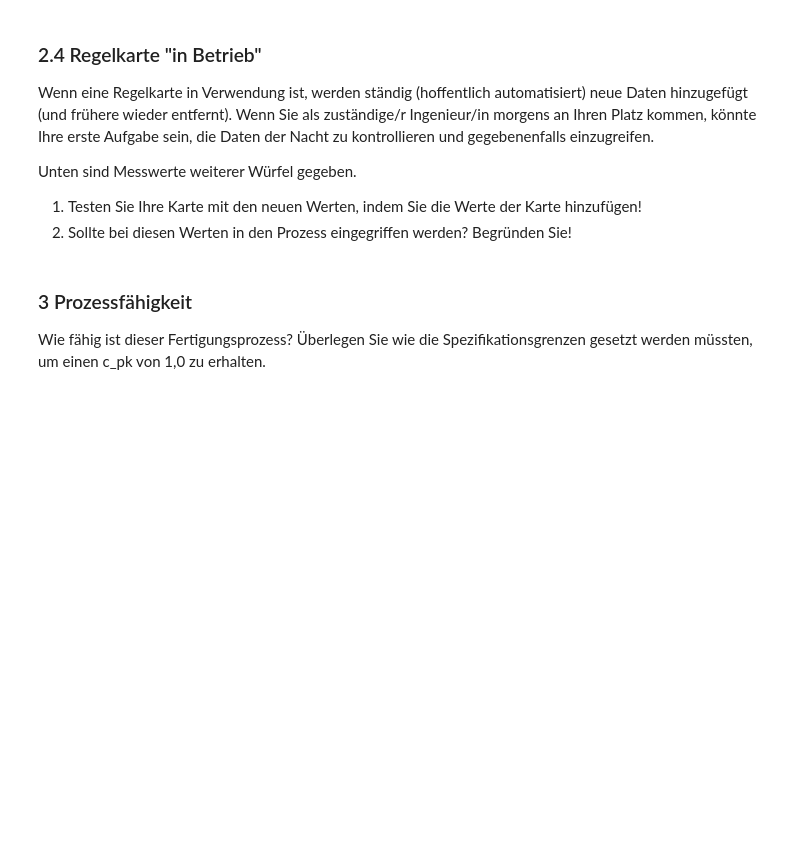
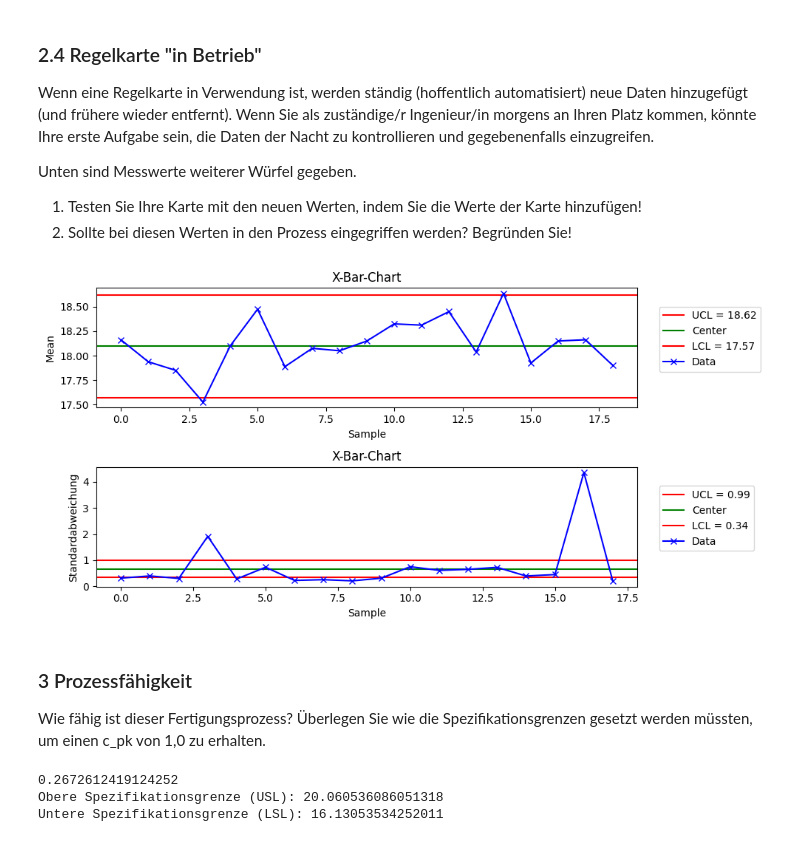
Before and after one commit to NicolasPawelka/Home, a Jupyter notebook: Sem7/DAT/5_SPC_1.ipynb, the cells around one changed output. Drawn from its saved outputs; the diff is of its cells as text; code cells hidden in the pictures; blank space fills up the shorter version.

```diff
--- a/Sem7/DAT/5_SPC_1.ipynb
+++ b/Sem7/DAT/5_SPC_1.ipynb
@@ -220,13 +263,58 @@ Unten sind Messwerte weiterer Würfel gegeben.
 # %%
 #Neue Daten an Tabelle anhängen:
 neu=[[18.05, 18.80, 18.90, 18.80],
      [17.45, 18.20, 17.65, 18.40],
      [17.70, 15.40, 15.05, 24.45],
      [17.90, 18.15, 18.25, 18.35],
      [17.90]]
+
 data_neu=pd.concat([data,pd.DataFrame(neu,columns=data.columns.values)],ignore_index=True)
+
+
+fig, axs = plt.subplots(2, 1, figsize=(10, 5))
+axs[0].set_title("X-Bar-Chart")
+axs[0].axhline(UCL_mean,color='r',label='UCL = {}'.format(np.round(UCL_mean,2)))
+axs[0].axhline(means_center,color='g',label="Center")
+axs[0].axhline(LCL_mean,color='r',label='LCL = {}'.format(np.round(LCL_mean,2)))
+axs[0].plot(data_neu.T.mean(),'bx-',label="Data")
+axs[0].set_ylabel("Mean")
+axs[0].set_xlabel("Sample")
+axs[0].legend(loc=(1.04,0.3))
+
+axs[1].set_title("X-Bar-Chart")
+axs[1].axhline(UCL_std,color='r',label='UCL = {}'.format(np.round(UCL_std,2)))
+axs[1].axhline(population_std,color='g',label="Center")
+axs[1].axhline(LCL_std,color='r',label='LCL = {}'.format(np.round(LCL_std,2)))
+axs[1].plot(data_neu.T.std(),'bx-',label="Data")
+axs[1].set_ylabel("Standardabweichung")
+axs[1].set_xlabel("Sample")
+axs[1].legend(loc=(1.04,0.3))
+
+
+
+
+plt.tight_layout() # kein Overlap der Beschriftungen der verschiedenen Plots
+plt.show()
+# %% [output]
+[figure, added]
 # %% [markdown]
 ### 3 Prozessfähigkeit
 Wie fähig ist dieser Fertigungsprozess? Überlegen Sie wie die Spezifikationsgrenzen gesetzt werden müssten, um einen c_pk von 1,0 zu erhalten.
 # %%
 # TODO: Spezifikationsgrenzen für c_pk von 1,0 berechnen
+
+cpk_upper = (UCL_mean - population_mean) / (3 * population_std)
+cpk_lower = (population_mean - LCL_mean) / (3 * population_std)
+
+cpk_value = min(cpk_upper, cpk_upper)
+print(cpk_value)
+
+USL = population_mean + 3 * population_std
+LSL = population_mean - 3 * population_std
+
+print(f"Obere Spezifikationsgrenze (USL): {USL}")
+print(f"Untere Spezifikationsgrenze (LSL): {LSL}")
+# %% [output]
+0.2672612419124252
+Obere Spezifikationsgrenze (USL): 20.060536086051318
+Untere Spezifikationsgrenze (LSL): 16.13053534252011
```
Also changed, not shown: parts of 4 cells of this notebook.
